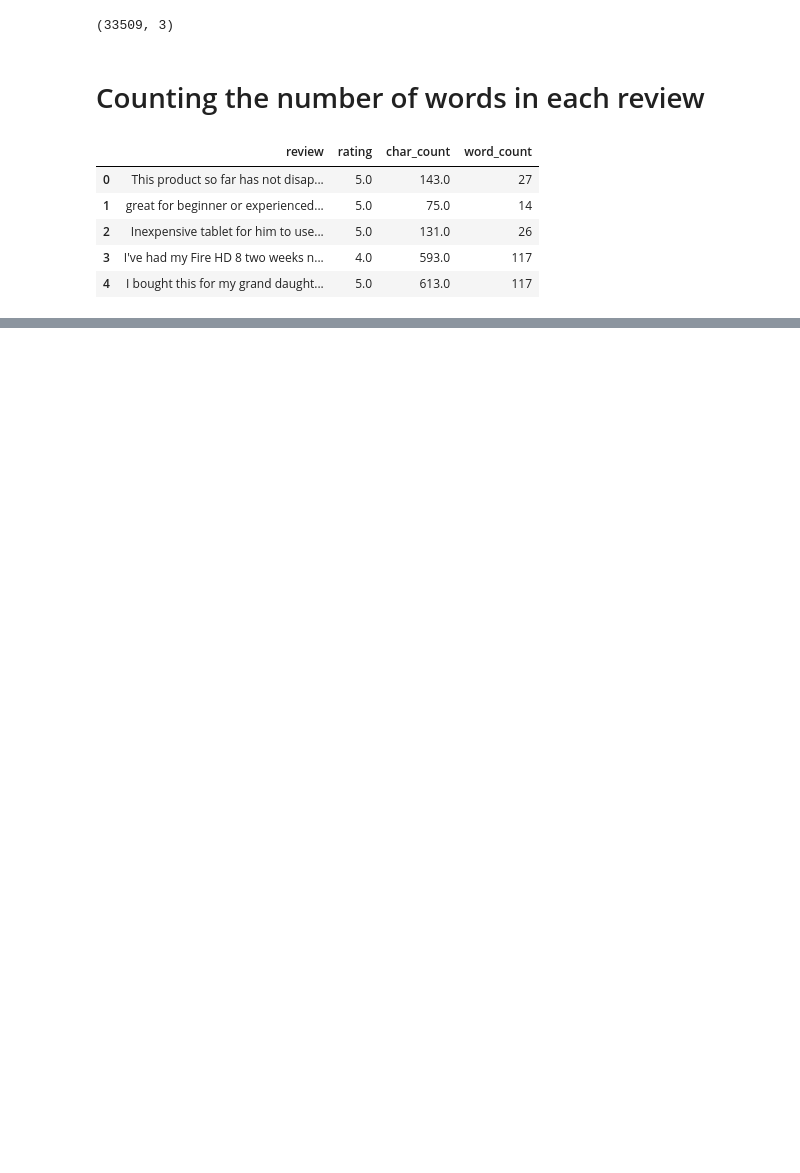
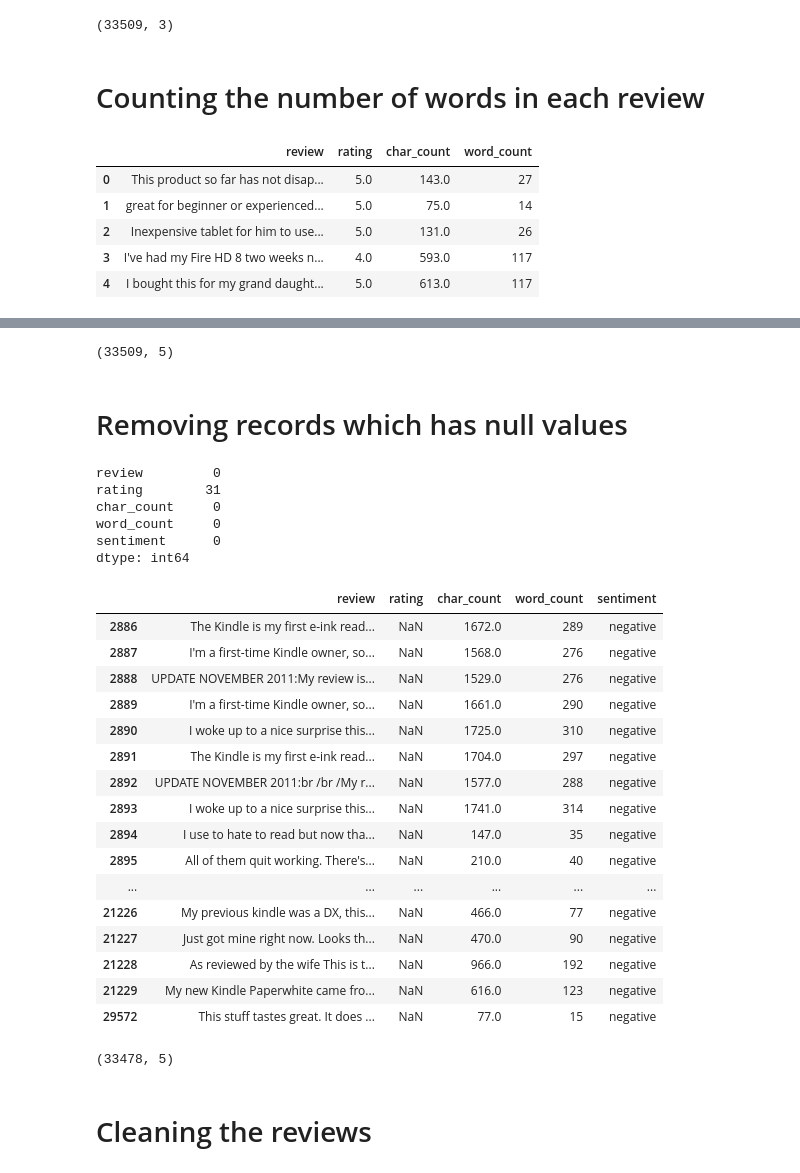
Before and after one commit to yash0307jain/sentiment-analysis, a Jupyter notebook: sentiment_analysis_lstm.ipynb, the cells around one changed output, grey strips where cells are left out. Cells and saved outputs as stored; diff of their text form; code cells hidden in the pictures; blank space fills up the shorter version.

Commit message:
model complete and just to check the performance

```diff
--- a/sentiment_analysis_lstm.ipynb
+++ b/sentiment_analysis_lstm.ipynb
@@ -178,0 +195,2 @@ plot_count(df, 'word_count', 'Number of words')
+# %%
+df['sentiment'] = df['rating'] >= 4.0
@@ -178,0 +206,2 @@ plot_count(df, 'word_count', 'Number of words')
+# %%
+df['sentiment'] = df['sentiment'].replace([True, False], ['positive', 'negative'])
@@ -178,0 +217,35 @@ plot_count(df, 'word_count', 'Number of words')
+# %%
+df.shape
+# %% [output]
+(33509, 5)
+# %% [markdown]
+# Removing records which has null values
+# %%
+df.isnull().sum()
+# %% [output]
+review         0
+rating        31
+char_count     0
+word_count     0
+sentiment      0
+dtype: int64
+# %%
+df[df.isnull().any(axis=1)]
+# %% [output]
+|  | review | rating | char_count | word_count | sentiment |
+| 2886 | The Kindle is my first e-ink read... | NaN | 1672.0 | 289 | negative |
+| 2887 | I'm a first-time Kindle owner, so... | NaN | 1568.0 | 276 | negative |
+| 2888 | UPDATE NOVEMBER 2011:My review is... | NaN | 1529.0 | 276 | negative |
+| 2889 | I'm a first-time Kindle owner, so... | NaN | 1661.0 | 290 | negative |
+| 2890 | I woke up to a nice surprise this... | NaN | 1725.0 | 310 | negative |
+| 2891 | The Kindle is my first e-ink read... | NaN | 1704.0 | 297 | negative |
+| 2892 | UPDATE NOVEMBER 2011:br /br /My r... | NaN | 1577.0 | 288 | negative |
+| 2893 | I woke up to a nice surprise this... | NaN | 1741.0 | 314 | negative |
+| 2894 | I use to hate to read but now tha... | NaN | 147.0 | 35 | negative |
+| 2895 | All of them quit working. There's... | NaN | 210.0 | 40 | negative |
+| ... | ... | ... | ... | ... | ... |
+| 21226 | My previous kindle was a DX, this... | NaN | 466.0 | 77 | negative |
+| 21227 | Just got mine right now. Looks th... | NaN | 470.0 | 90 | negative |
+| 21228 | As reviewed by the wife This is t... | NaN | 966.0 | 192 | negative |
+| 21229 | My new Kindle Paperwhite came fro... | NaN | 616.0 | 123 | negative |
+| 29572 | This stuff tastes great. It does ... | NaN | 77.0 | 15 | negative |
@@ -178,0 +254,6 @@ plot_count(df, 'word_count', 'Number of words')
+# %%
+df.shape
+# %% [output]
+(33478, 5)
+# %% [markdown]
+# Cleaning the reviews
```
Also changed, not shown: parts of 39 cells of this notebook.
